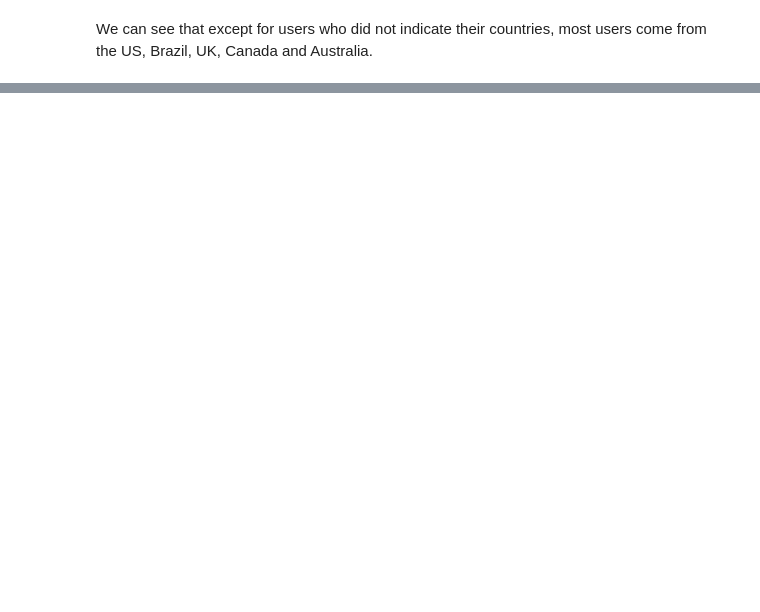
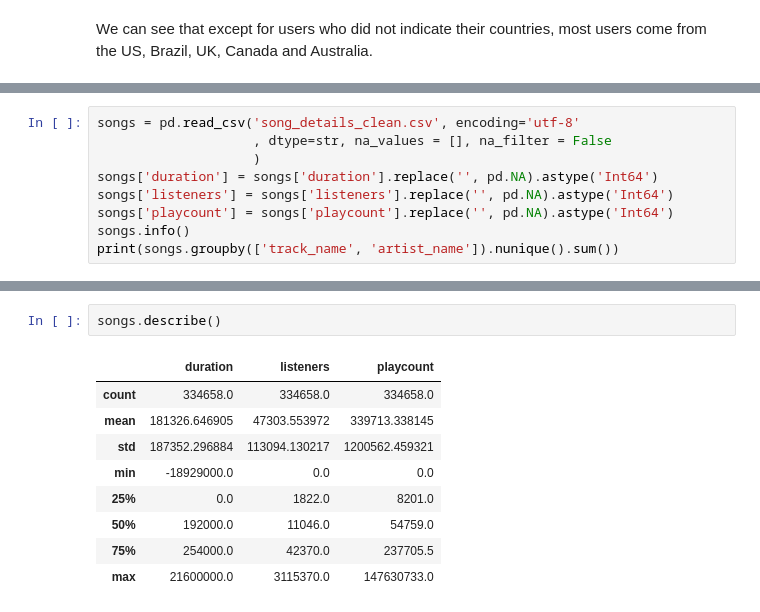
Before and after one commit to LauWyeRock/RecommendationSystem, a Jupyter notebook: Data/EDA.ipynb, the cells around one changed output, grey strips where cells are left out. Cells and saved outputs as stored; diff of their text form; blank space fills up the shorter version.

```diff
--- a/Data/EDA.ipynb
+++ b/Data/EDA.ipynb
@@ -78,0 +130,9 @@ sns.boxplot(y = 'registered_year', x = 'track_count', data = df)
+# %%
+songs = pd.read_csv('song_details_clean.csv', encoding='utf-8'
+                    , dtype=str, na_values = [], na_filter = False
+                    )
+songs['duration'] = songs['duration'].replace('', pd.NA).astype('Int64')
+songs['listeners'] = songs['listeners'].replace('', pd.NA).astype('Int64')
+songs['playcount'] = songs['playcount'].replace('', pd.NA).astype('Int64')
+songs.info()
+print(songs.groupby(['track_name', 'artist_name']).nunique().sum())
@@ -78,0 +158,12 @@ sns.boxplot(y = 'registered_year', x = 'track_count', data = df)
+# %%
+songs.describe()
+# %% [output]
+|  | duration | listeners | playcount |
+| count | 334658.0 | 334658.0 | 334658.0 |
+| mean | 181326.646905 | 47303.553972 | 339713.338145 |
+| std | 187352.296884 | 113094.130217 | 1200562.459321 |
+| min | -18929000.0 | 0.0 | 0.0 |
+| 25% | 0.0 | 1822.0 | 8201.0 |
+| 50% | 192000.0 | 11046.0 | 54759.0 |
+| 75% | 254000.0 | 42370.0 | 237705.5 |
+| max | 21600000.0 | 3115370.0 | 147630733.0 |
```
Also changed, not shown: parts of 10 cells of this notebook, 1 other file.
